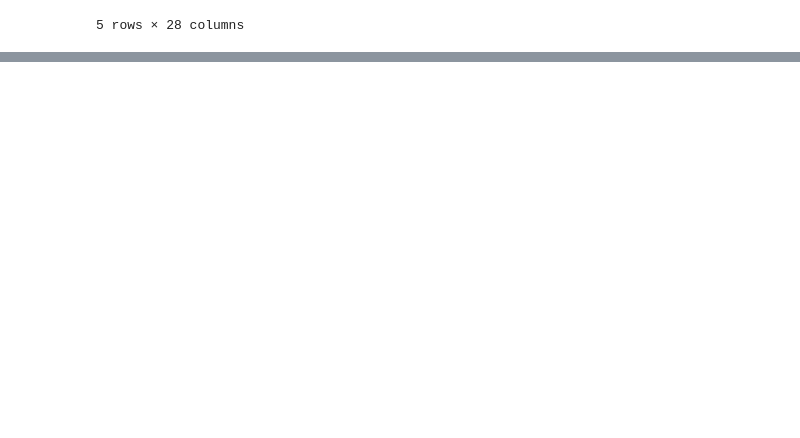
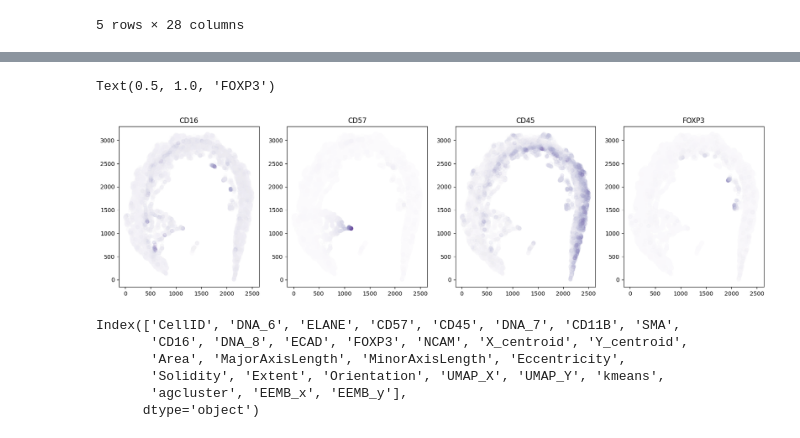
Before and after one commit to simonwarchol/seal, a Jupyter notebook: example.ipynb, the cells around one changed output, grey strips where cells are left out. Drawn from its saved outputs; the diff is of its cells as text; code cells hidden in the pictures; blank space fills up the shorter version.

```diff
--- a/example.ipynb
+++ b/example.ipynb
@@ -22,3 +34,29 @@ df.head()
+# %%
+# scale between white and color
+# plt.scatter(df['UMAP_X'], df['UMAP_Y'], c=df['CD16'], alpha=0.1, cmap='Purples')
+# Make 4 subplots as all columns of the same row, for c=CD16, CD57	CD45, FOXP3
+fig, axs = plt.subplots(1, 4, figsize=(20, 5))
+axs[0].scatter(df['UMAP_X'], df['UMAP_Y'], c=df['CD16'], alpha=0.1, cmap='Purples')
+axs[1].scatter(df['UMAP_X'], df['UMAP_Y'], c=df['CD57'], alpha=0.1, cmap='Purples')
+axs[2].scatter(df['UMAP_X'], df['UMAP_Y'], c=df['CD45'], alpha=0.1, cmap='Purples')
+axs[3].scatter(df['UMAP_X'], df['UMAP_Y'], c=df['FOXP3'], alpha=0.1, cmap='Purples')
+# Add titles
+axs[0].set_title('CD16')
+axs[1].set_title('CD57')
+axs[2].set_title('CD45')
+axs[3].set_title('FOXP3')
+# %% [output]
+Text(0.5, 1.0, 'FOXP3')
+[figure, added]
+# %%
+df.columns
+# %% [output]
+Index(['CellID', 'DNA_6', 'ELANE', 'CD57', 'CD45', 'DNA_7', 'CD11B', 'SMA',
+       'CD16', 'DNA_8', 'ECAD', 'FOXP3', 'NCAM', 'X_centroid', 'Y_centroid',
+       'Area', 'MajorAxisLength', 'MinorAxisLength', 'Eccentricity',
+       'Solidity', 'Extent', 'Orientation', 'UMAP_X', 'UMAP_Y', 'kmeans',
+       'agcluster', 'EEMB_x', 'EEMB_y'],
+      dtype='object')
 # %%
 # cluster_columns = ['agcluster','kmeans']
 cluster_columns = ['agcluster']
```
Also changed, not shown: parts of 4 cells of this notebook.
